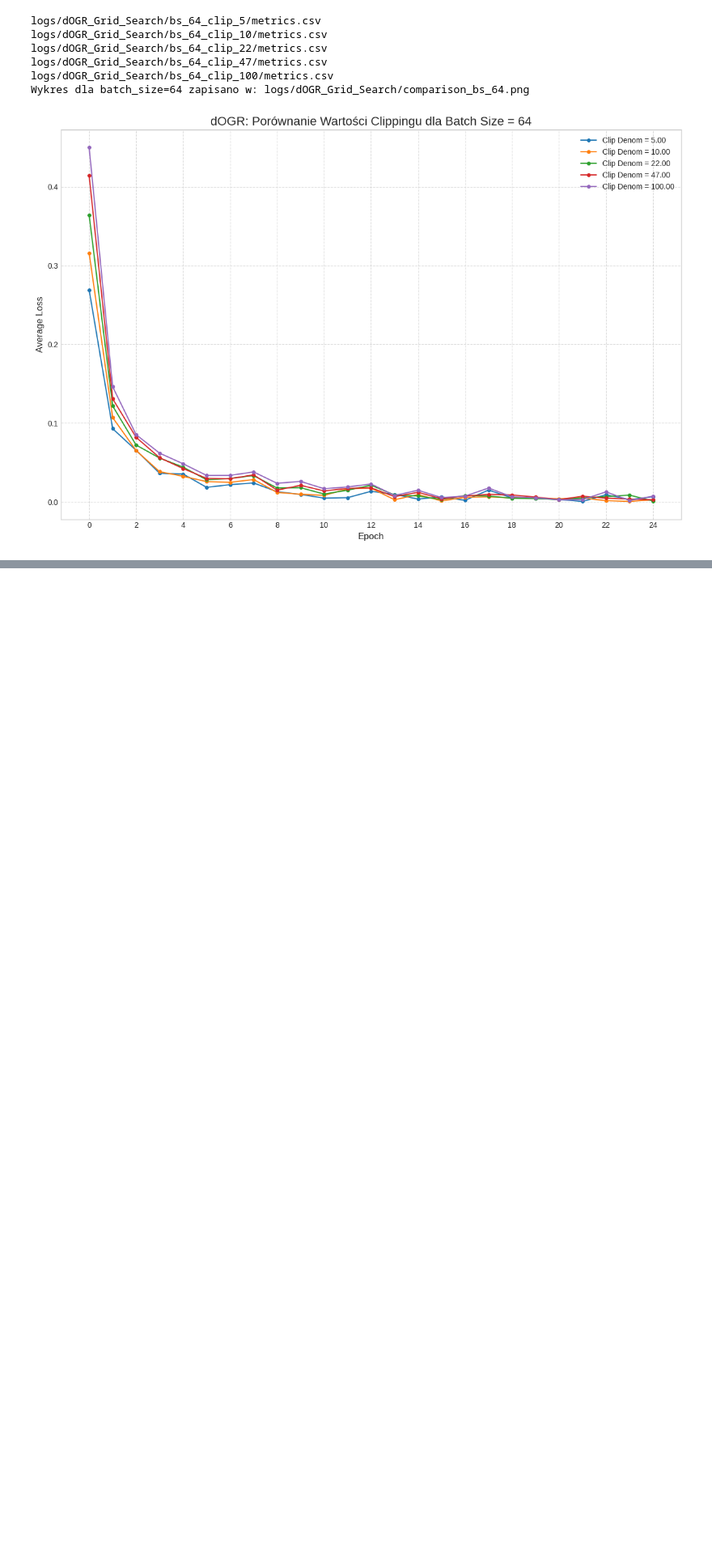
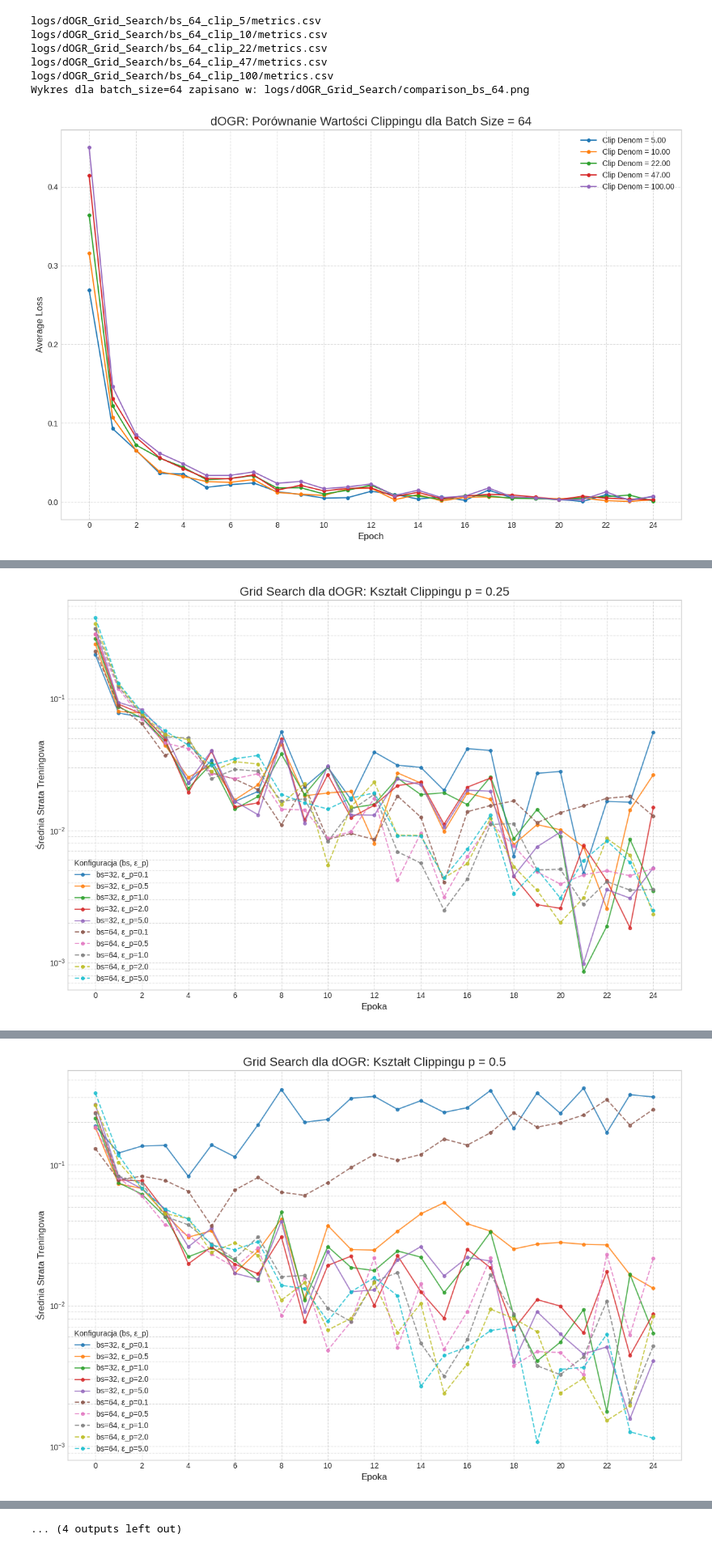
Before and after one commit to ReadHegel/pytorch-ogr, a Jupyter notebook: notebooks/dOGR_clip_politics_loop_train.ipynb, the cells around one changed output, grey strips where cells are left out. Shown at 81% size. Cells and saved outputs as stored; diff of their text form; code cells hidden in the pictures; blank space fills up the shorter version.

```diff
--- a/notebooks/dOGR_clip_politics_loop_train.ipynb
+++ b/notebooks/dOGR_clip_politics_loop_train.ipynb
@@ -382,0 +540,74 @@ Wykres dla batch_size=64 zapisano w: logs/dOGR_Grid_Search/comparison_bs_64.png
+# %%
+import pandas as pd
+import matplotlib.pyplot as plt
+from pathlib import Path
+import torch
+import itertools
+import numpy as np
+
+from tests.main import run, net_dict
+from src.optim.dOGR import dOGR
+
+EXPERIMENT_NAME = "dOGR_Grid_Search_nonlinear_clipping"
+LOGGING_DIR = Path("logs")
+MAX_EPOCHS = 25
+NET = "LeNet"
+LEARNING_RATE = 1e-3
+
+# Siatka parametrow do przeszukania
+param_grid = {
+    'batch_size': [32, 64],
+    'p_norm': [0.25, 0.5, 1.0, 1.5, 2.0, 4.0, 8.0, 16.0],
+    'p_eps': [0.1, 0.5, 1.0, 2.0, 5.0]
+}
+BATCH_SIZES = param_grid['batch_size']
+P_VALUES = param_grid['p_norm']
+EPS_VALUES = param_grid['p_eps']
+
+def plot_grouped_by_p_norm():
+    print("\n--- Generowanie wykresów pogrupowanych po p_norm ---")
+    plt.style.use('seaborn-v0_8-whitegrid')
+
+    for p_val in P_VALUES:
+        plt.figure(figsize=(12, 8))
+
+        for batch_size in BATCH_SIZES:
+            for eps_p_val in EPS_VALUES:
+                version_name = f"bs_{batch_size}_p_norm_{p_val}_p_eps_{eps_p_val}"
+                path = LOGGING_DIR / EXPERIMENT_NAME / f"{version_name}" / "metrics.csv"
+                print(path)
+
+                if not path.exists():
+                    continue
+
+                found_any_logs_for_p_val = True
+                df = pd.read_csv(path)
+                train_loss_df = df[["epoch", "train_loss"]].dropna().groupby("epoch").mean().reset_index()
+
+                line_style = "-" if batch_size == 32 else "--"
+                plt.plot(train_loss_df["epoch"], train_loss_df["train_loss"], linestyle=line_style,
+                         label=f"bs={batch_size}, ε_p={eps_p_val}", marker='o', markersize=4, alpha=0.8)
+
+                if not found_any_logs_for_p_val:
+                    print(f"Nie znaleziono żadnych logów dla p_norm={p_val}, pomijam wykres.")
+                    plt.close()
+                    continue
+
+        plt.title(f"Grid Search dla dOGR: Kształt Clippingu p = {p_val}", fontsize=16)
+        plt.xlabel("Epoka", fontsize=12)
+        plt.ylabel("Średnia Strata Treningowa", fontsize=12)
+        plt.legend(title="Konfiguracja (bs, ε_p)")
+        plt.grid(True, which='both', linestyle="--", alpha=0.7)
+        plt.xticks(range(0, MAX_EPOCHS + 1, 2))
+        # plt.ylim(0, 0.4)
+        plt.yscale('log')  # Ustawienie skali logarytmicznej dla osi Y
+        plt.tight_layout()
+
+        plot_path = LOGGING_DIR / EXPERIMENT_NAME / "plot_images" / f"grouped_by_p_norm_{p_val:.2f}.png"
+        plt.savefig(plot_path)
+        print(f"Wykres dla p_norm={p_val} zapisano w: {plot_path}")
+        plt.show()
+
+if __name__ == "__main__":
+    plot_grouped_by_p_norm()
+# %% [output]
@@ -382,0 +626 @@ Wykres dla batch_size=64 zapisano w: logs/dOGR_Grid_Search/comparison_bs_64.png
+[figure, added]
@@ -382,0 +638 @@ Wykres dla batch_size=64 zapisano w: logs/dOGR_Grid_Search/comparison_bs_64.png
+[figure, added]
@@ -382,0 +687 @@ Wykres dla batch_size=64 zapisano w: logs/dOGR_Grid_Search/comparison_bs_64.png
+... (4 outputs left out)
```
Also changed, not shown: parts of 10 cells of this notebook, 1 other file.
